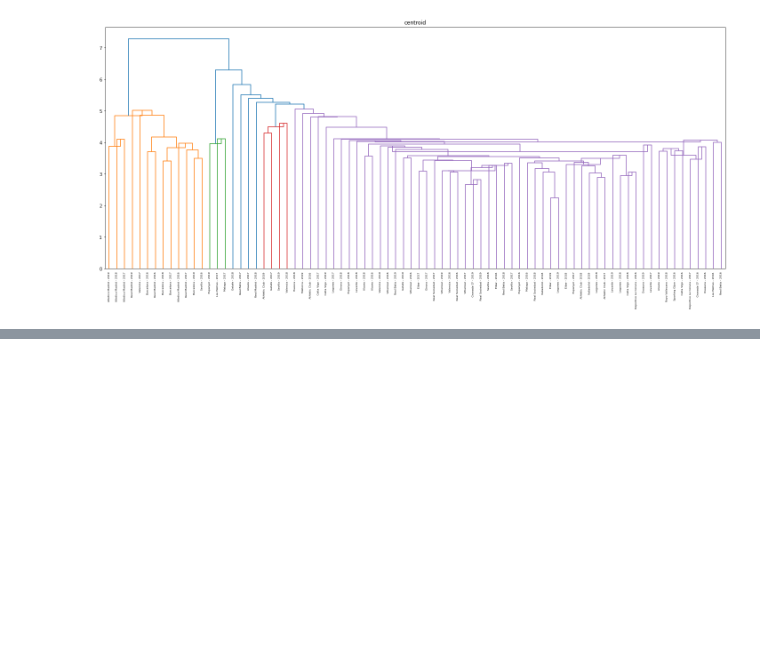
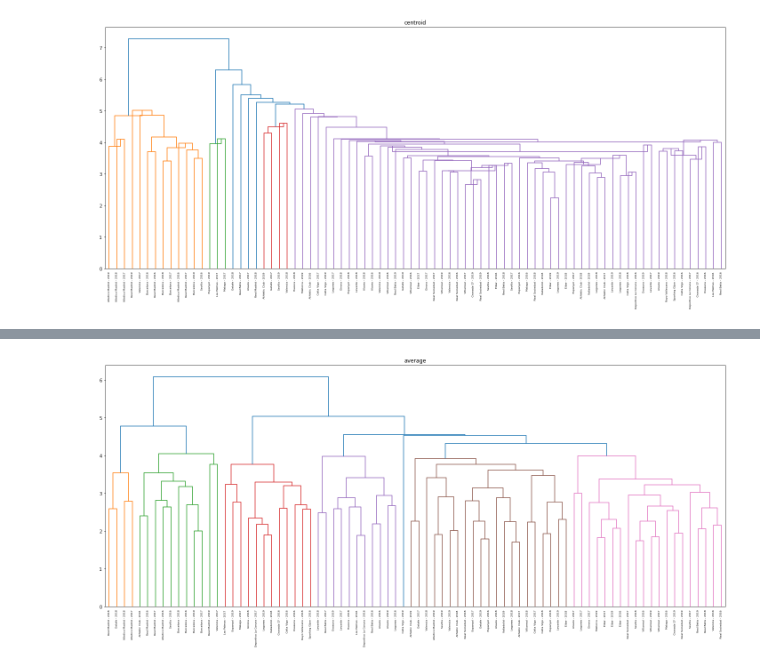
Before and after one commit to clarismiranda/Statsfootball, a Jupyter notebook: visualization_standings.ipynb, the cells around one changed output, grey strips where cells are left out. Drawn from its saved outputs; the diff is of its cells as text; code cells hidden in the pictures; blank space fills up the shorter version.

```diff
--- a/visualization_standings.ipynb
+++ b/visualization_standings.ipynb
@@ -310,6 +339,10 @@ dendo_label = []
 for i in range(len(all_season)):
     d_l = all_names[i] + " - " + str(all_season[i])
     dendo_label.append(d_l)
-HierarchichalClustering(all_data, dendo_label)
+Z, coph = HierarchichalClustering(all_data, dendo_label)
 # %% [output]
 [figure]
+# %%
+from scipy.cluster.hierarchy import fcluster
+
+clusters = fcluster(Z, t=5.2, criterion='distance')
@@ -315,0 +355,7 @@ HierarchichalClustering(all_data, dendo_label)
+# %%
+h_clusters = []
+for i in range(0, len(dendo_label)):
+    h_clusters.append(Attr(dendo_label[i], clusters[i]))
+h_clusters.sort(key=get_value)
+for c in h_clusters:
+    print(c)
@@ -315,0 +401,10 @@ HierarchichalClustering(all_data, dendo_label)
+# %%
+# Use Agglomerative
+all_data = preprocessing.StandardScaler().fit_transform(all_data)
+dendo_label = []
+for i in range(len(all_season)):
+    d_l = all_names[i] + " - " + str(all_season[i])
+    dendo_label.append(d_l)
+Z, coph = HierarchichalClustering(all_data, dendo_label)
+# %% [output]
+[figure, added]
```
Also changed, not shown: parts of 23 cells of this notebook, 6 other files.
